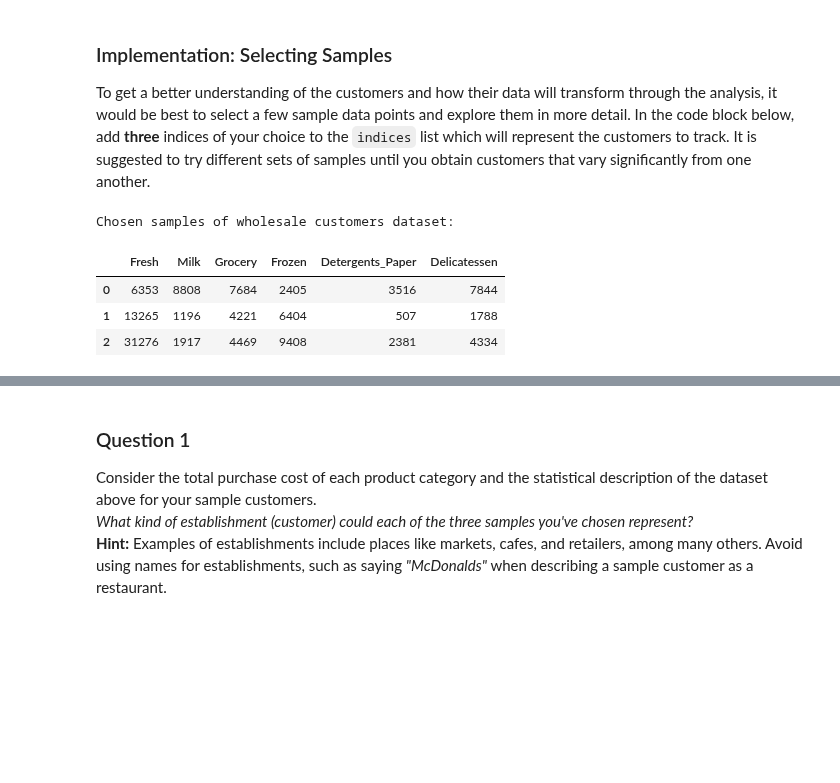
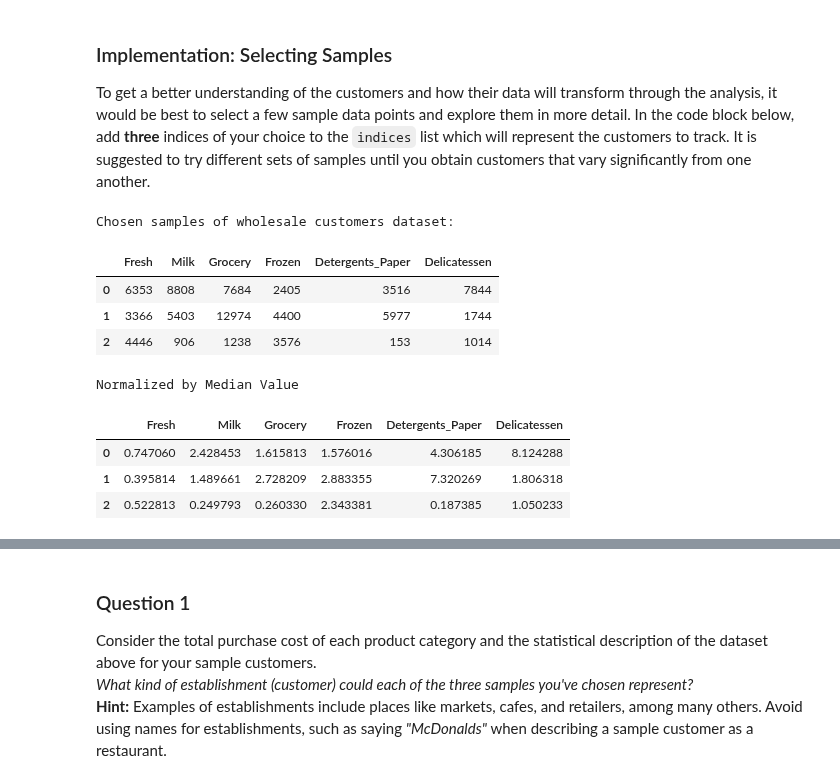
Before and after one commit to baumanab/Udacity_MachineLearningEngineer_ND, a Jupyter notebook: projects/creating_customer_segments/customer_segments.ipynb, the cells around one changed output, grey strips where cells are left out. Saved outputs shown, nothing was run; the diff lists cells and outputs as text; code cells hidden in the pictures; blank space fills up the shorter version.

```diff
--- a/projects/creating_customer_segments/customer_segments.ipynb
+++ b/projects/creating_customer_segments/customer_segments.ipynb
@@ -60,15 +72,23 @@ display(data.describe())
 To get a better understanding of the customers and how their data will transform through the analysis, it would be best to select a few sample data points and explore them in more detail. In the code block below, add **three** indices of your choice to the `indices` list which will represent the customers to track. It is suggested to try different sets of samples until you obtain customers that vary significantly from one another.
 # %%
 # TODO: Select three indices of your choice you wish to sample from the dataset
-indices = [2, 3, 22]
+indices = [2, 10, 400]
 
 # Create a DataFrame of the chosen samples
 samples = pd.DataFrame(data.loc[indices], columns = data.keys()).reset_index(drop = True)
 print "Chosen samples of wholesale customers dataset:"
 display(samples)
+
+print("Normalized by Median Value")
+samples/data.median()
 # %% [output]
 Chosen samples of wholesale customers dataset:
 |  | Fresh | Milk | Grocery | Frozen | Detergents_Paper | Delicatessen |
 | 0 | 6353 | 8808 | 7684 | 2405 | 3516 | 7844 |
-| 1 | 13265 | 1196 | 4221 | 6404 | 507 | 1788 |
-| 2 | 31276 | 1917 | 4469 | 9408 | 2381 | 4334 |
+| 1 | 3366 | 5403 | 12974 | 4400 | 5977 | 1744 |
+| 2 | 4446 | 906 | 1238 | 3576 | 153 | 1014 |
+Normalized by Median Value
+|  | Fresh | Milk | Grocery | Frozen | Detergents_Paper | Delicatessen |
+| 0 | 0.747060 | 2.428453 | 1.615813 | 1.576016 | 4.306185 | 8.124288 |
+| 1 | 0.395814 | 1.489661 | 2.728209 | 2.883355 | 7.320269 | 1.806318 |
+| 2 | 0.522813 | 0.249793 | 0.260330 | 2.343381 | 0.187385 | 1.050233 |
```
Also changed, not shown: parts of 24 cells of this notebook.
